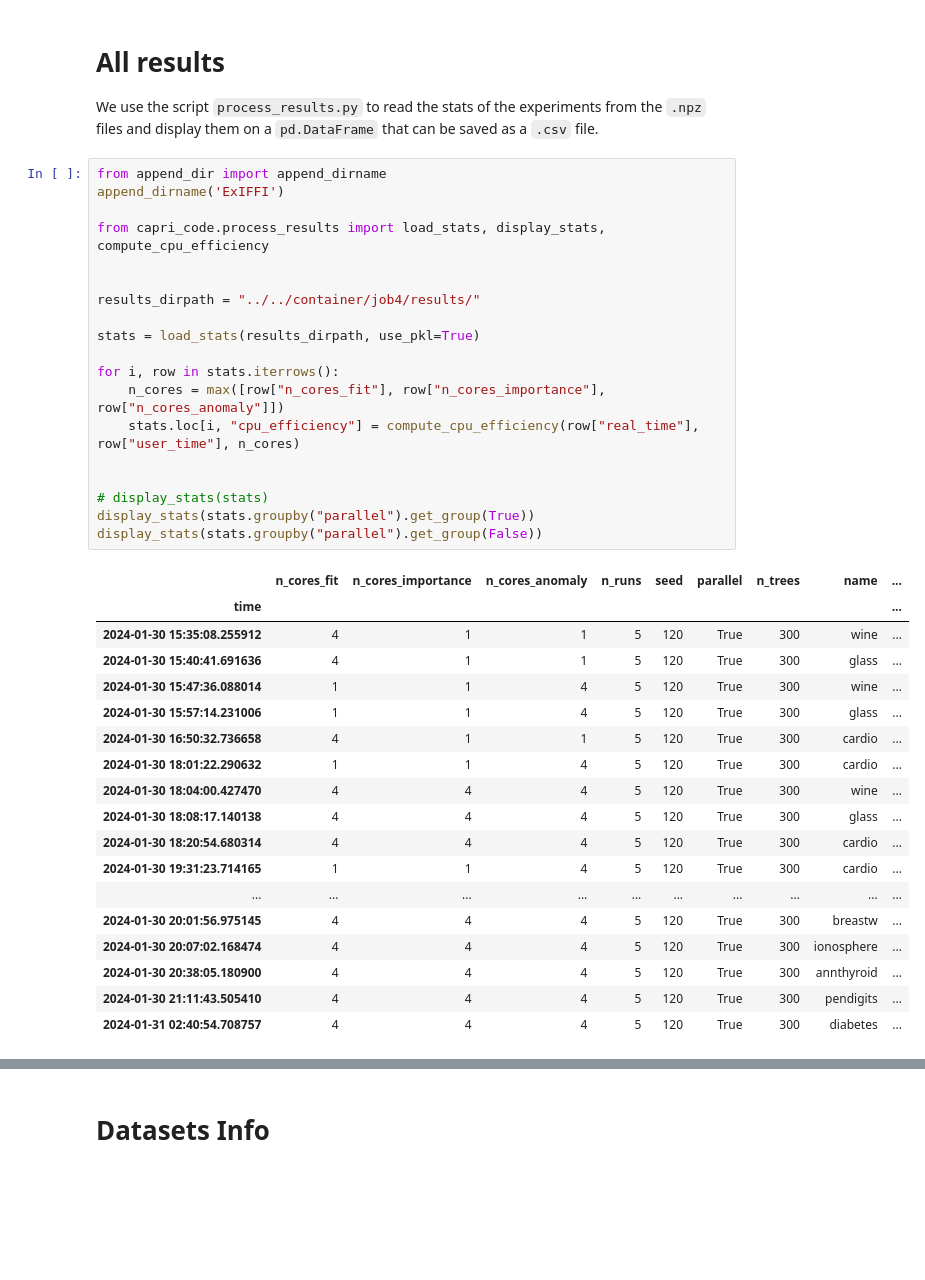
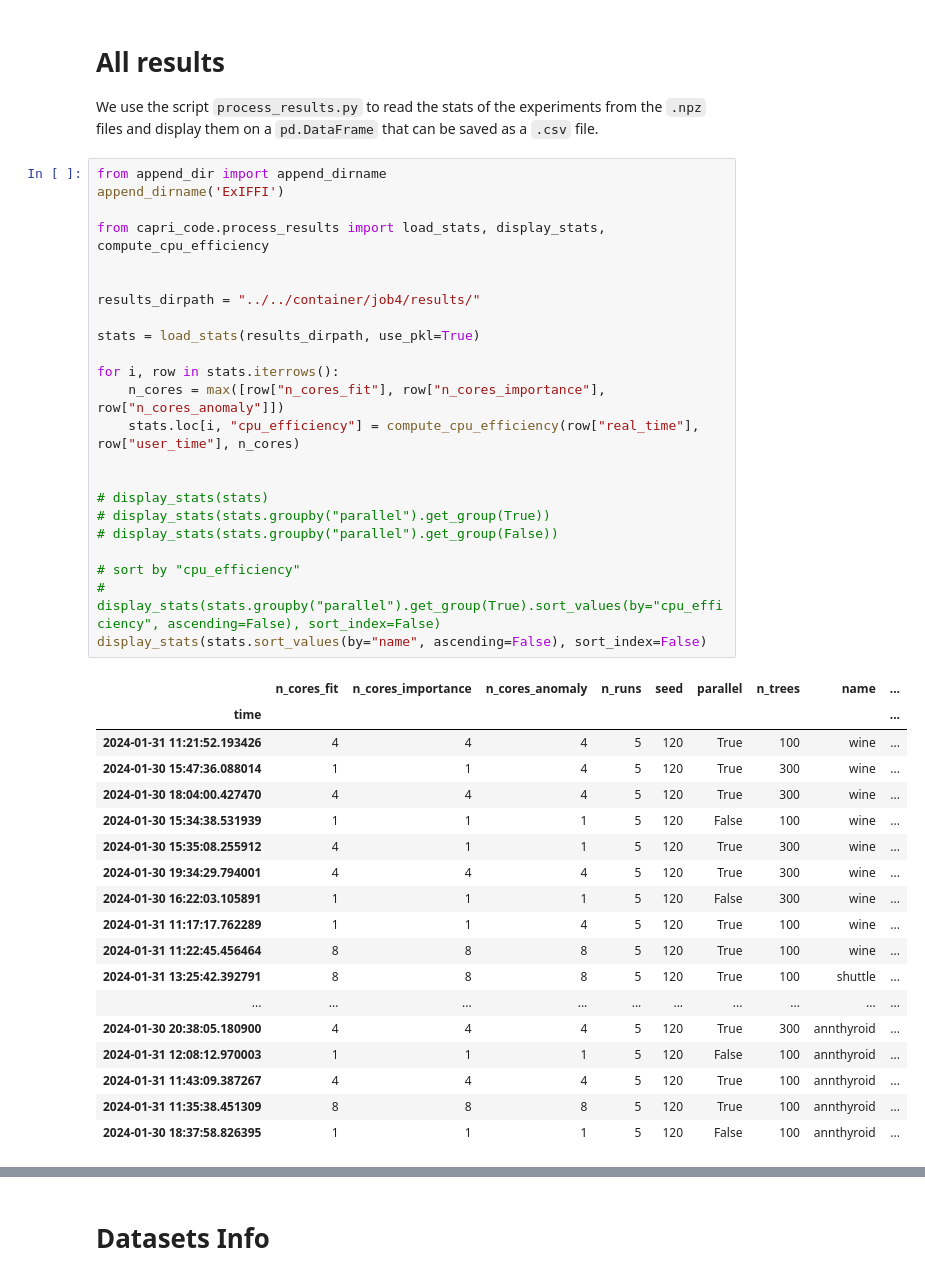
Before and after one commit to francesco-borsatti-unipd/ExIFFI, a Jupyter notebook: notebooks/Test_Parallel.ipynb, the cells around one changed output, grey strips where cells are left out. Cells and saved outputs as stored; diff of their text form; blank space fills up the shorter version.

Commit message:
update process results display function

```diff
--- a/notebooks/Test_Parallel.ipynb
+++ b/notebooks/Test_Parallel.ipynb
@@ -369,38 +369,42 @@ We use the script `process_results.py` to read the stats of the experiments from
 # %%
 from append_dir import append_dirname
 append_dirname('ExIFFI')
 
 from capri_code.process_results import load_stats, display_stats, compute_cpu_efficiency
 
 
 results_dirpath = "../../container/job4/results/"
 
 stats = load_stats(results_dirpath, use_pkl=True)
 
 for i, row in stats.iterrows():
     n_cores = max([row["n_cores_fit"], row["n_cores_importance"], row["n_cores_anomaly"]])
     stats.loc[i, "cpu_efficiency"] = compute_cpu_efficiency(row["real_time"], row["user_time"], n_cores)
 
 
 # display_stats(stats)
-display_stats(stats.groupby("parallel").get_group(True))
-display_stats(stats.groupby("parallel").get_group(False))
+# display_stats(stats.groupby("parallel").get_group(True))
+# display_stats(stats.groupby("parallel").get_group(False))
+
+# sort by "cpu_efficiency"
+# display_stats(stats.groupby("parallel").get_group(True).sort_values(by="cpu_efficiency", ascending=False), sort_index=False)
+display_stats(stats.sort_values(by="name", ascending=False), sort_index=False)
 # %% [output]
 |  | n_cores_fit | n_cores_importance | n_cores_anomaly | n_runs | seed | parallel | n_trees | name | ... |
 | time |  |  |  |  |  |  |  |  | ... |
+| 2024-01-31 11:21:52.193426 | 4 | 4 | 4 | 5 | 120 | True | 100 | wine | ... |
+| 2024-01-30 15:47:36.088014 | 1 | 1 | 4 | 5 | 120 | True | 300 | wine | ... |
+| 2024-01-30 18:04:00.427470 | 4 | 4 | 4 | 5 | 120 | True | 300 | wine | ... |
+| 2024-01-30 15:34:38.531939 | 1 | 1 | 1 | 5 | 120 | False | 100 | wine | ... |
 | 2024-01-30 15:35:08.255912 | 4 | 1 | 1 | 5 | 120 | True | 300 | wine | ... |
-| 2024-01-30 15:40:41.691636 | 4 | 1 | 1 | 5 | 120 | True | 300 | glass | ... |
-| 2024-01-30 15:47:36.088014 | 1 | 1 | 4 | 5 | 120 | True | 300 | wine | ... |
-| 2024-01-30 15:57:14.231006 | 1 | 1 | 4 | 5 | 120 | True | 300 | glass | ... |
-| 2024-01-30 16:50:32.736658 | 4 | 1 | 1 | 5 | 120 | True | 300 | cardio | ... |
-| 2024-01-30 18:01:22.290632 | 1 | 1 | 4 | 5 | 120 | True | 300 | cardio | ... |
-| 2024-01-30 18:04:00.427470 | 4 | 4 | 4 | 5 | 120 | True | 300 | wine | ... |
-| 2024-01-30 18:08:17.140138 | 4 | 4 | 4 | 5 | 120 | True | 300 | glass | ... |
-| 2024-01-30 18:20:54.680314 | 4 | 4 | 4 | 5 | 120 | True | 300 | cardio | ... |
-| 2024-01-30 19:31:23.714165 | 1 | 1 | 4 | 5 | 120 | True | 300 | cardio | ... |
+| 2024-01-30 19:34:29.794001 | 4 | 4 | 4 | 5 | 120 | True | 300 | wine | ... |
+| 2024-01-30 16:22:03.105891 | 1 | 1 | 1 | 5 | 120 | False | 300 | wine | ... |
+| 2024-01-31 11:17:17.762289 | 1 | 1 | 4 | 5 | 120 | True | 100 | wine | ... |
+| 2024-01-31 11:22:45.456464 | 8 | 8 | 8 | 5 | 120 | True | 100 | wine | ... |
+| 2024-01-31 13:25:42.392791 | 8 | 8 | 8 | 5 | 120 | True | 100 | shuttle | ... |
 | ... | ... | ... | ... | ... | ... | ... | ... | ... | ... |
-| 2024-01-30 20:01:56.975145 | 4 | 4 | 4 | 5 | 120 | True | 300 | breastw | ... |
-| 2024-01-30 20:07:02.168474 | 4 | 4 | 4 | 5 | 120 | True | 300 | ionosphere | ... |
 | 2024-01-30 20:38:05.180900 | 4 | 4 | 4 | 5 | 120 | True | 300 | annthyroid | ... |
-| 2024-01-30 21:11:43.505410 | 4 | 4 | 4 | 5 | 120 | True | 300 | pendigits | ... |
-| 2024-01-31 02:40:54.708757 | 4 | 4 | 4 | 5 | 120 | True | 300 | diabetes | ... |
+| 2024-01-31 12:08:12.970003 | 1 | 1 | 1 | 5 | 120 | False | 100 | annthyroid | ... |
+| 2024-01-31 11:43:09.387267 | 4 | 4 | 4 | 5 | 120 | True | 100 | annthyroid | ... |
+| 2024-01-31 11:35:38.451309 | 8 | 8 | 8 | 5 | 120 | True | 100 | annthyroid | ... |
+| 2024-01-30 18:37:58.826395 | 1 | 1 | 1 | 5 | 120 | False | 100 | annthyroid | ... |
```
Also changed, not shown: parts of 1 cell of this notebook, 1 other file.
